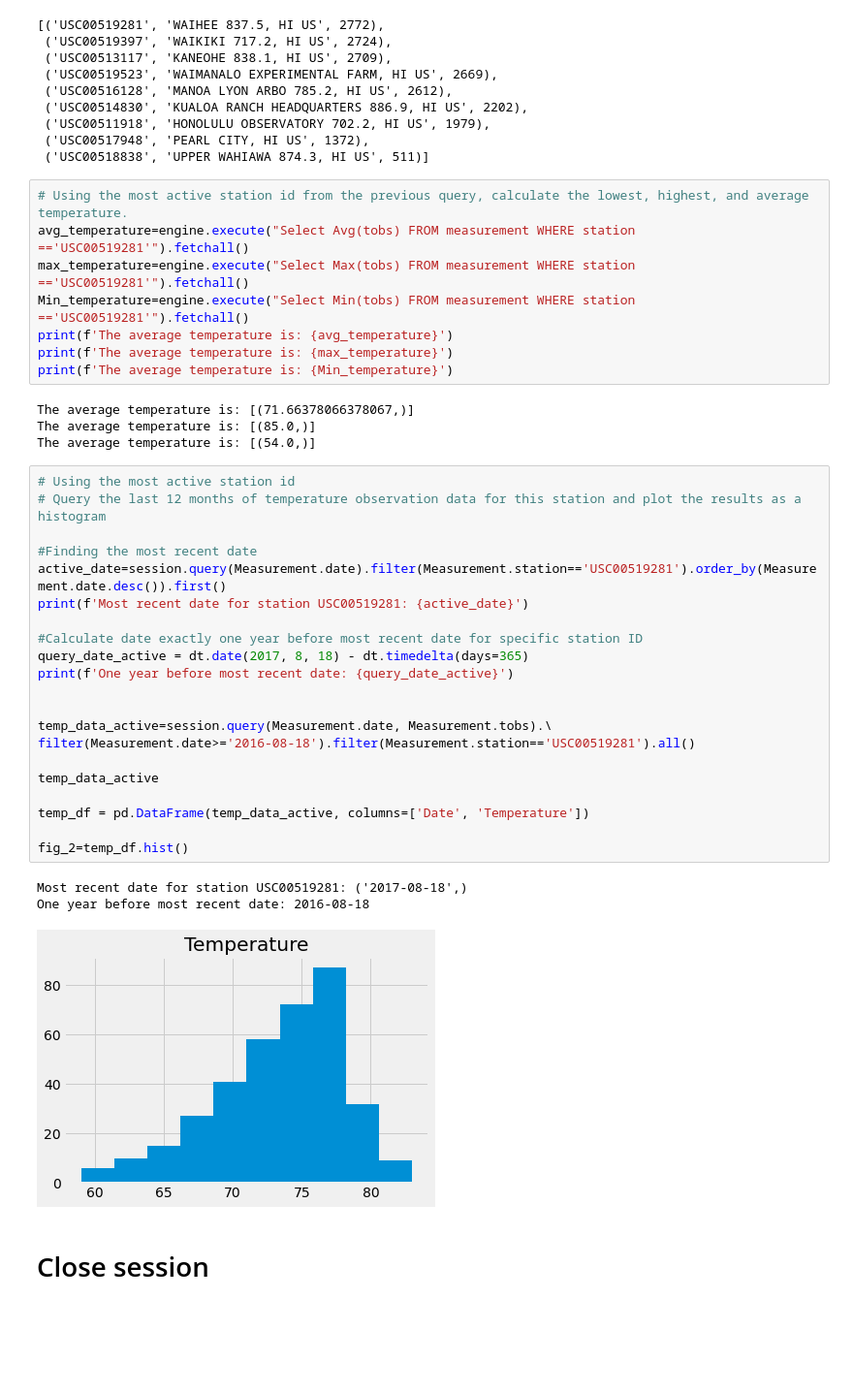
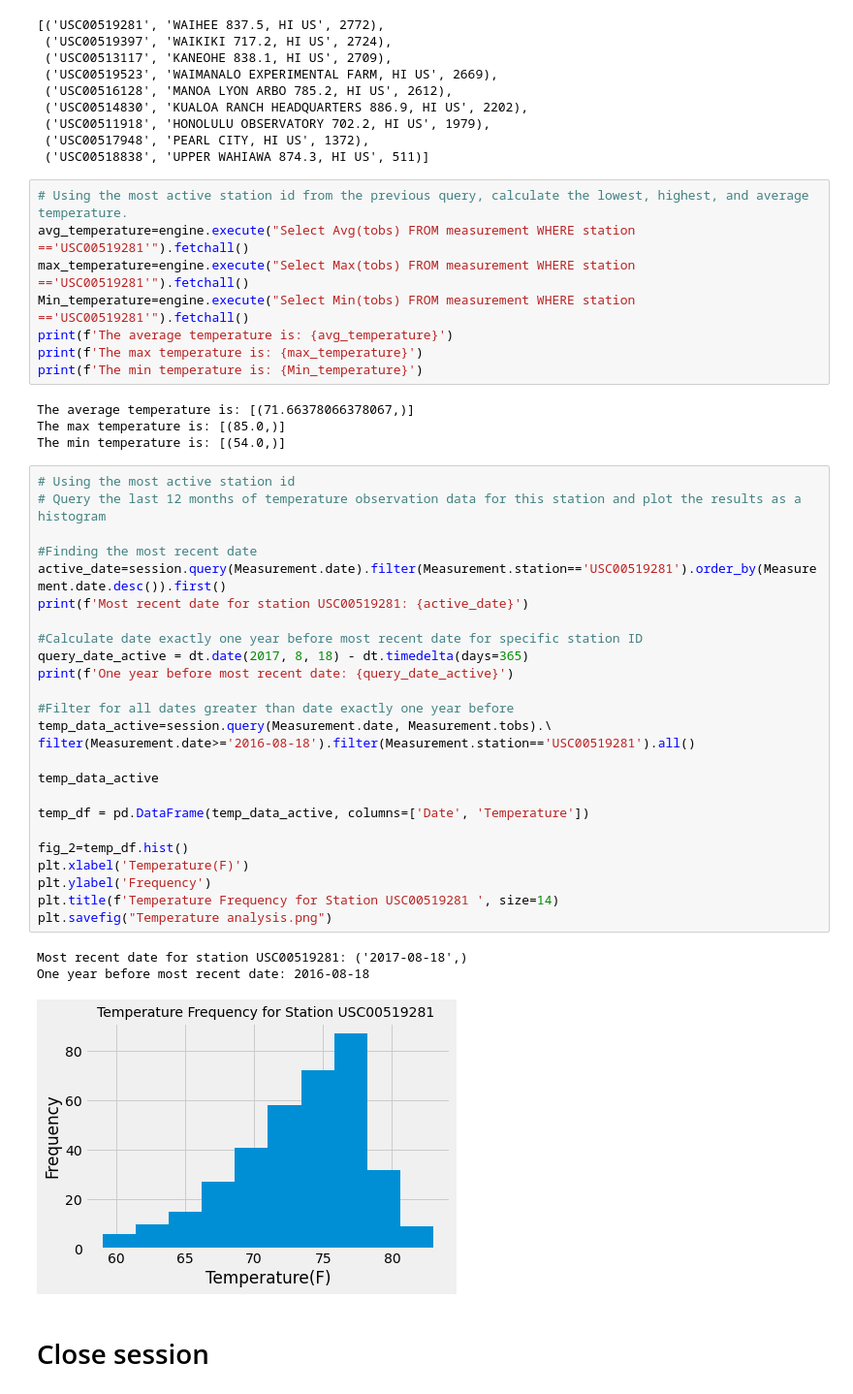
Before and after one commit to akarpie96/sqlalchemy-challenge, a Jupyter notebook: climate_starter.ipynb, the cells around one changed output. Shown at 97% size. Saved outputs shown, nothing was run; the diff lists cells and outputs as text; blank space fills up the shorter version.

Commit message:
added temperature image

```diff
--- a/climate_starter.ipynb
+++ b/climate_starter.ipynb
@@ -125,37 +125,41 @@ avg_temperature=engine.execute("Select Avg(tobs) FROM measurement WHERE station
 max_temperature=engine.execute("Select Max(tobs) FROM measurement WHERE station =='USC00519281'").fetchall()
 Min_temperature=engine.execute("Select Min(tobs) FROM measurement WHERE station =='USC00519281'").fetchall()
 print(f'The average temperature is: {avg_temperature}')
-print(f'The average temperature is: {max_temperature}')
-print(f'The average temperature is: {Min_temperature}')
+print(f'The max temperature is: {max_temperature}')
+print(f'The min temperature is: {Min_temperature}')
 # %% [output]
 The average temperature is: [(71.66378066378067,)]
-The average temperature is: [(85.0,)]
-The average temperature is: [(54.0,)]
+The max temperature is: [(85.0,)]
+The min temperature is: [(54.0,)]
 # %%
 # Using the most active station id
 # Query the last 12 months of temperature observation data for this station and plot the results as a histogram
 
 #Finding the most recent date
 active_date=session.query(Measurement.date).filter(Measurement.station=='USC00519281').order_by(Measurement.date.desc()).first()
 print(f'Most recent date for station USC00519281: {active_date}')
 
 #Calculate date exactly one year before most recent date for specific station ID
 query_date_active = dt.date(2017, 8, 18) - dt.timedelta(days=365)
 print(f'One year before most recent date: {query_date_active}')
 
-
+#Filter for all dates greater than date exactly one year before
 temp_data_active=session.query(Measurement.date, Measurement.tobs).\
 filter(Measurement.date>='2016-08-18').filter(Measurement.station=='USC00519281').all()
 
 temp_data_active
 
 temp_df = pd.DataFrame(temp_data_active, columns=['Date', 'Temperature'])
 
 fig_2=temp_df.hist()
+plt.xlabel('Temperature(F)')
+plt.ylabel('Frequency')
+plt.title(f'Temperature Frequency for Station USC00519281 ', size=14)
+plt.savefig("Temperature analysis.png")
 # %% [output]
 Most recent date for station USC00519281: ('2017-08-18',)
 One year before most recent date: 2016-08-18
-[figure, old version]
+[figure, new version]
 # %% [markdown]
 # Close session
 # %%
```
Also changed, not shown: 1 other file.
